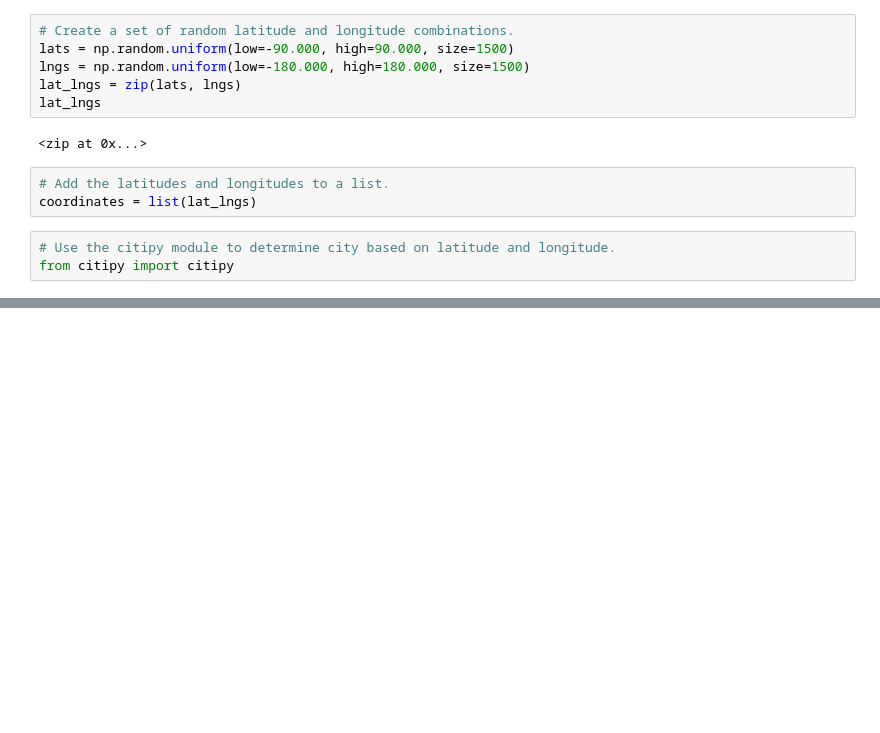
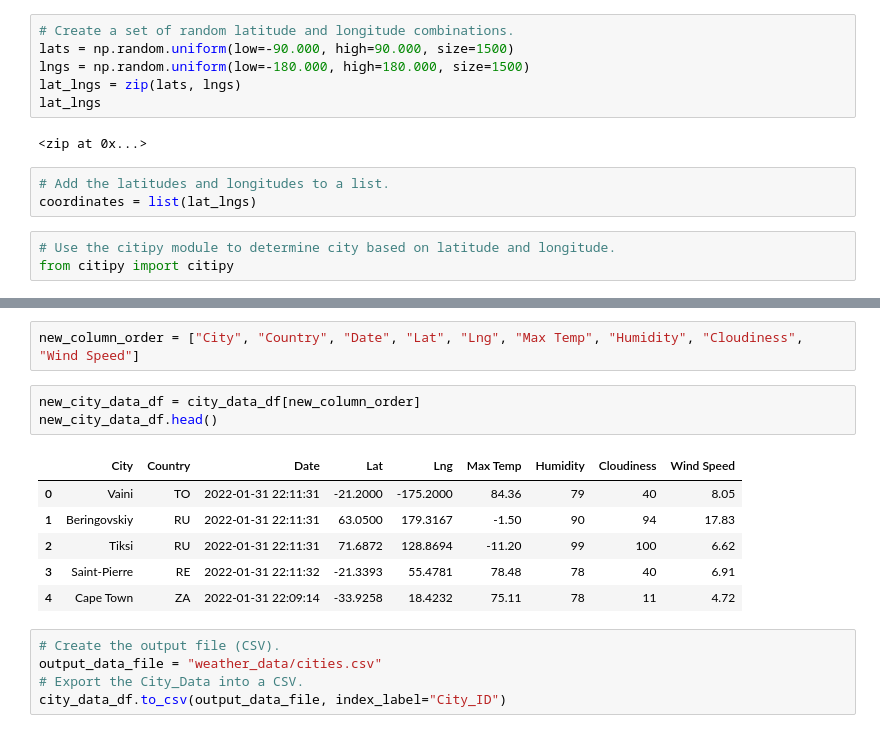
Before and after one commit to LZaack/World_Weather_Analysis, a Jupyter notebook: WeatherPy.ipynb, the cells around one changed output, grey strips where cells are left out. Saved outputs shown, nothing was run; the diff lists cells and outputs as text; blank space fills up the shorter version.

Commit message:
Commiting export CSV.

```diff
--- a/WeatherPy.ipynb
+++ b/WeatherPy.ipynb
@@ -33,0 +147,17 @@ len(cities)
+# %%
+new_column_order = ["City", "Country", "Date", "Lat", "Lng", "Max Temp", "Humidity", "Cloudiness", "Wind Speed"]
+# %%
+new_city_data_df = city_data_df[new_column_order]
+new_city_data_df.head()
+# %% [output]
+|  | City | Country | Date | Lat | Lng | Max Temp | Humidity | Cloudiness | Wind Speed |
+| 0 | Vaini | TO | 2022-01-31 22:11:31 | -21.2000 | -175.2000 | 84.36 | 79 | 40 | 8.05 |
+| 1 | Beringovskiy | RU | 2022-01-31 22:11:31 | 63.0500 | 179.3167 | -1.50 | 90 | 94 | 17.83 |
+| 2 | Tiksi | RU | 2022-01-31 22:11:31 | 71.6872 | 128.8694 | -11.20 | 99 | 100 | 6.62 |
+| 3 | Saint-Pierre | RE | 2022-01-31 22:11:32 | -21.3393 | 55.4781 | 78.48 | 78 | 40 | 6.91 |
+| 4 | Cape Town | ZA | 2022-01-31 22:09:14 | -33.9258 | 18.4232 | 75.11 | 78 | 11 | 4.72 |
+# %%
+# Create the output file (CSV).
+output_data_file = "weather_data/cities.csv"
+# Export the City_Data into a CSV.
+city_data_df.to_csv(output_data_file, index_label="City_ID")
```
Also changed, not shown: parts of 7 cells of this notebook.
